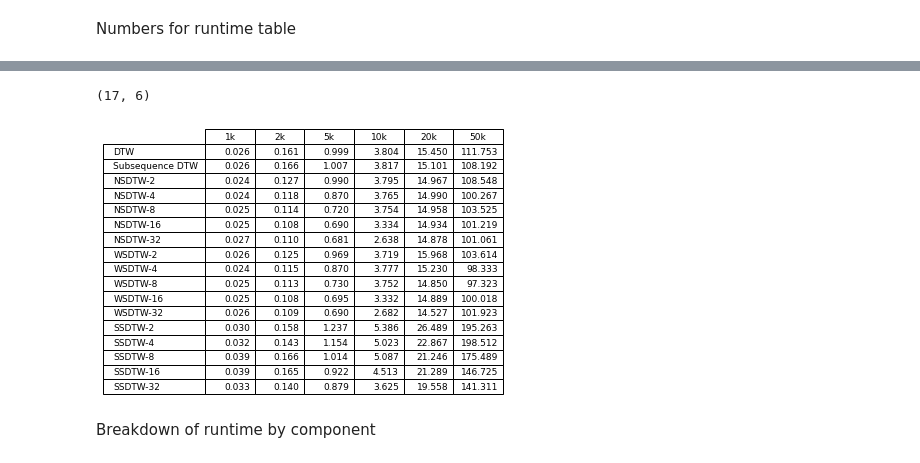
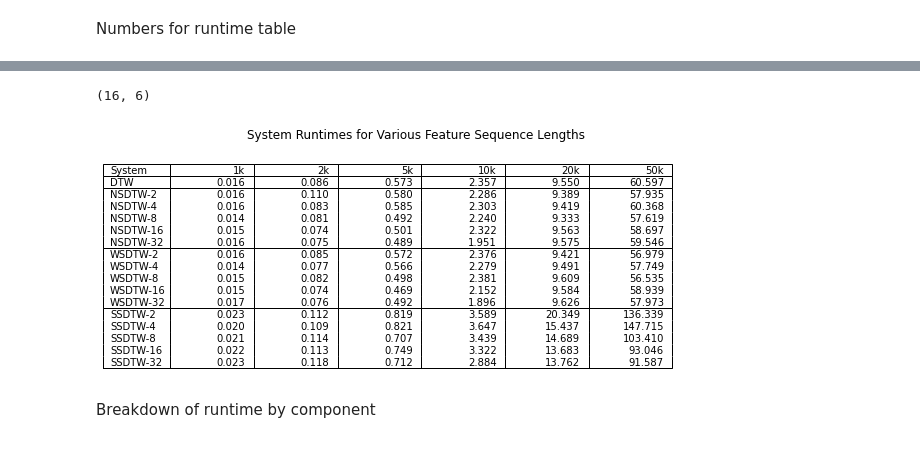
Before and after one commit to HMC-MIR/ParallelizingDTW-CPU_Implementations, a Jupyter notebook: 03_Evaluate.ipynb, the cells around one changed output, grey strips where cells are left out. Saved outputs shown, nothing was run; the diff lists cells and outputs as text; code cells hidden in the pictures.

```diff
--- a/03_Evaluate.ipynb
+++ b/03_Evaluate.ipynb
@@ -247,0 +299,8 @@ plot_grouped_histogram1(errRates[0:6,:], errRates[6:,:], display_names, tols, sa
+# %%
+for SNR in SNR_Vals:
+    EXPERIMENTS_ROOT = 'experiments_test/noisy_%sdB' % str(SNR)
+    hop_sec = 512 * 1 / 22050
+    outdir = 'evaluations_test/noisy_%sdB' % str(SNR)
+    if not os.path.exists(outdir):
+        os.mkdir(outdir)
+    eval_all_dirs(EXPERIMENTS_ROOT, query_list, hop_sec, outdir)
@@ -248,11 +378,12 @@ plot_grouped_histogram1(errRates[0:6,:], errRates[6:,:], display_names, tols, sa
 # %% [markdown]
 ### Runtime Analysis
 # %%
-dtw_runtimes, dtw_sizes = pickle.load(open('dtw_prof.pkl', 'rb'))
-subsequence_dtw_runtimes, subsequence_dtw_sizes = pickle.load(open('subsequence_dtw_prof.pkl', 'rb'))
-nsdtw_runtimes, nsdtw_segments, nsdtw_sizes = pickle.load(open('nsdtw_prof.pkl', 'rb'))
-wsdtw_runtimes, wsdtw_segments, wsdtw_sizes = pickle.load(open('wsdtw_prof.pkl', 'rb'))
-ssdtw_runtimes, ssdtw_segments, ssdtw_sizes = pickle.load(open('ssdtw_prof.pkl', 'rb'))
+dtw_runtimes, dtw_sizes = pickle.load(open('profiles/cython/dtw_prof.pkl', 'rb'))
+# dtwV2_runtimes, dtwV2_sizes = pickle.load(open('profiles/cython/dtw_V2_prof.pkl', 'rb'))
+#subsequence_dtw_runtimes, subsequence_dtw_sizes = pickle.load(open('profiles/subsequence_dtw_prof.pkl', 'rb'))
+nsdtw_runtimes, nsdtw_segments, nsdtw_sizes = pickle.load(open('profiles/cython/nsdtw_prof.pkl', 'rb'))
+wsdtw_runtimes, wsdtw_segments, wsdtw_sizes = pickle.load(open('profiles/cython/wsdtw_prof.pkl', 'rb'))
+ssdtw_runtimes, ssdtw_segments, ssdtw_sizes = pickle.load(open('profiles/cython/ssdtw_prof.pkl', 'rb'))
 # %% [markdown]
 Numbers for runtime table
 # %%
@@ -267,7 +400,6 @@ wsdtw_avgs = np.mean(np.sum(wsdtw_runtimes[:,::-1,:,:], axis=3), axis=2)
 ssdtw_avgs = np.mean(np.sum(ssdtw_runtimes[:,::-1,:,:], axis=3), axis=2)
 # %%
 all_avgs = np.vstack((dtw_avgs.reshape((1,-1)), \
-                     subsequence_dtw_avgs.reshape((1,-1)), \
                      nsdtw_avgs, wsdtw_avgs, ssdtw_avgs))
 # %%
 # first row: DTW
@@ -297,33 +429,55 @@ array([[2.63556004e-02, 1.60772943e-01, 9.99313426e-01, 3.80361595e+00,
 # %%
 all_avgs.shape
 # %% [output]
-(17, 6)
+(16, 6)
 # %%
 columns = ['1k', '2k', '5k', '10k', '20k', '50k']
-rows = ['DTW', 'Subsequence DTW']
+rows = ["System",'DTW']
 segment_algs = ['NSDTW', 'WSDTW', 'SSDTW']
 num_segs = [2, 4, 8, 16, 32]
 for alg_name in segment_algs:
     for num_seg in num_segs:
         rows.append(alg_name + '-' + str(num_seg))
 
-cell_text = []
-for i in range(len(rows)):
+cell_text = [columns]
+for i in range(len(rows) - 1):
     cell_text.append(['%1.3f' % x for x in all_avgs[i,:]])
 
-fig, ax = plt.subplots()
+# fig, ax = plt.subplots()
 
-fig.patch.set_visible(False)
-ax.axis('off')
-ax.axis('tight')
+# fig.patch.set_visible(False)
+plt.axis('off')
+# ax.axis('tight')
 
-ax.table(cellText=cell_text, rowLabels=rows, colLabels=columns, loc='center')
+# ax.table(cellText=cell_text, rowLabels=rows, colLabels=columns, loc='center')
 
-fig.tight_layout()
+tab = plt.table(cellText=cell_text, rowLabels=rows, loc='center')
+
+#plt.title("Algorithm Runtimes for Various Feature Sequence Lengths")
+
+for key, cell in tab.get_celld().items():
+    if key[0] in [0,1,2,7,12]: #[0,1,2,7,12]:
+        cell.visible_edges = "TRL"
+    elif key[0] == 16: #16:
+        cell.visible_edges = "BRL"
+    else:
+        cell.visible_edges = "RL"
+
+# plt.subplots_adjust(left=0.3, right = 1)
+tab.scale(1.5, 1);
+plt.suptitle("System Runtimes for Various Feature Sequence Lengths");
+
+
+# fig.tight_layout()
+
+plt.savefig('runtime_table.png',
+            bbox_inches='tight',
+            dpi=150
+            )
 
 plt.show()
 # %% [output]
-[figure, old version]
+[figure, new version]
 # %% [markdown]
 Breakdown of runtime by component
 # %%
```
Also changed, not shown: parts of 27 cells of this notebook, 1 other file.
